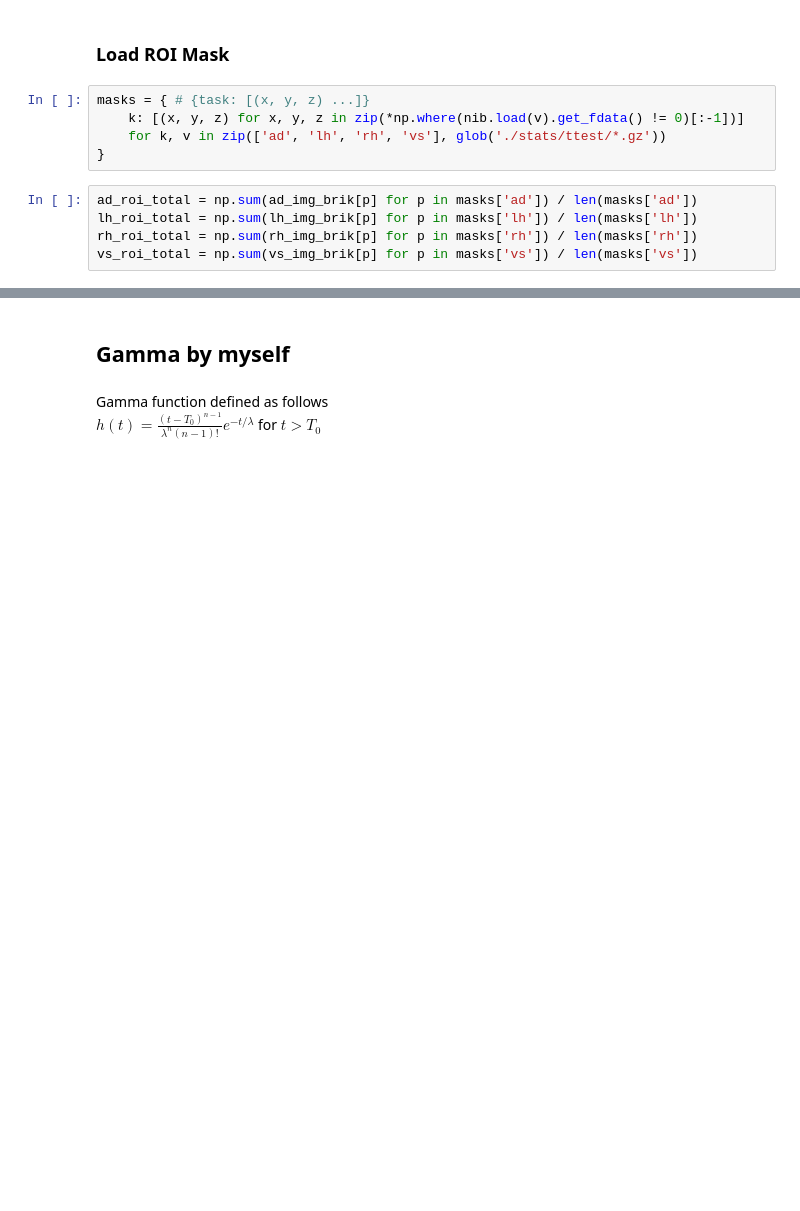
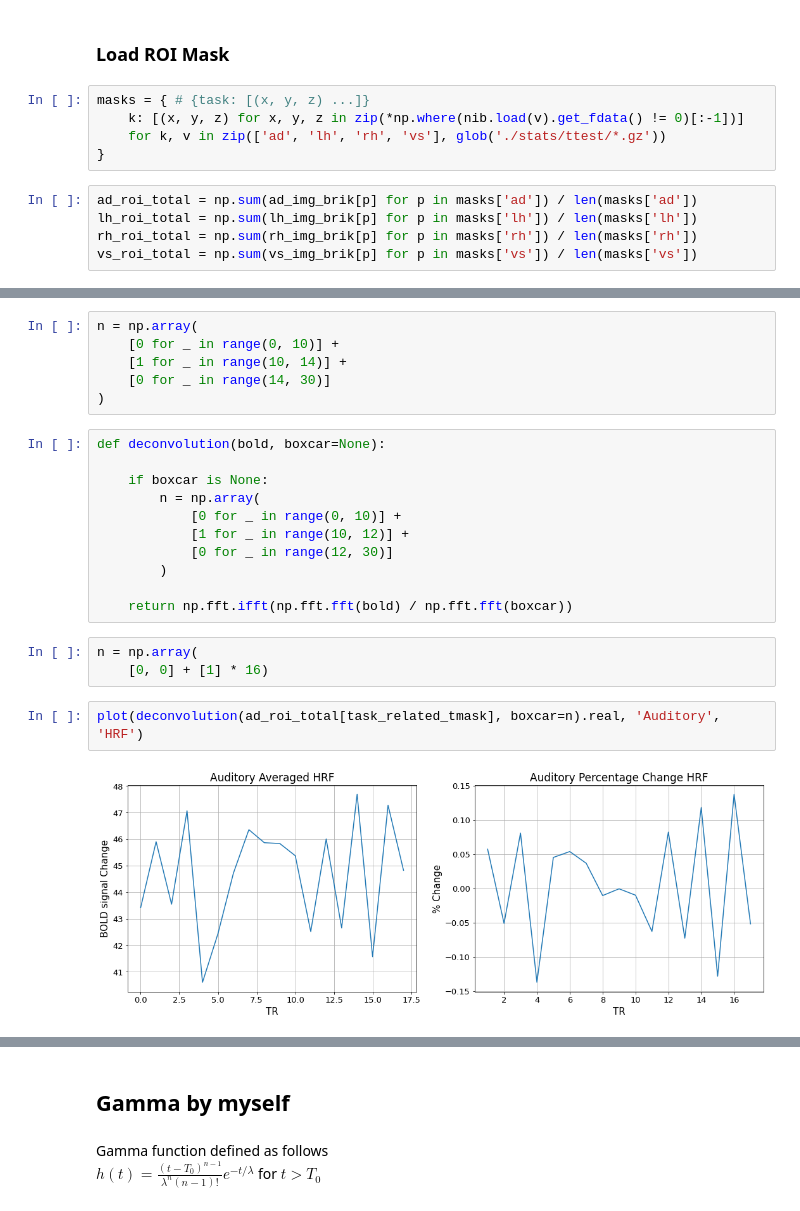
Before and after one commit to 1pha/hrf-estimation, a Jupyter notebook: approaches.ipynb, the cells around one changed output, grey strips where cells are left out. Cells and saved outputs as stored; diff of their text form; blank space fills up the shorter version.

```diff
--- a/approaches.ipynb
+++ b/approaches.ipynb
@@ -96,0 +129,24 @@ plot(rh_roi_total, 'right hand')
+# %%
+n = np.array(
+    [0 for _ in range(0, 10)] +
+    [1 for _ in range(10, 14)] +
+    [0 for _ in range(14, 30)]
+)
+# %%
+def deconvolution(bold, boxcar=None):
+
+    if boxcar is None:
+        n = np.array(
+            [0 for _ in range(0, 10)] +
+            [1 for _ in range(10, 12)] +
+            [0 for _ in range(12, 30)]
+        )
+
+    return np.fft.ifft(np.fft.fft(bold) / np.fft.fft(boxcar))
+# %%
+n = np.array(
+    [0, 0] + [1] * 16)
+# %%
+plot(deconvolution(ad_roi_total[task_related_tmask], boxcar=n).real, 'Auditory', 'HRF')
+# %% [output]
+[figure, added]
```
Also changed, not shown: parts of 32 cells of this notebook.
